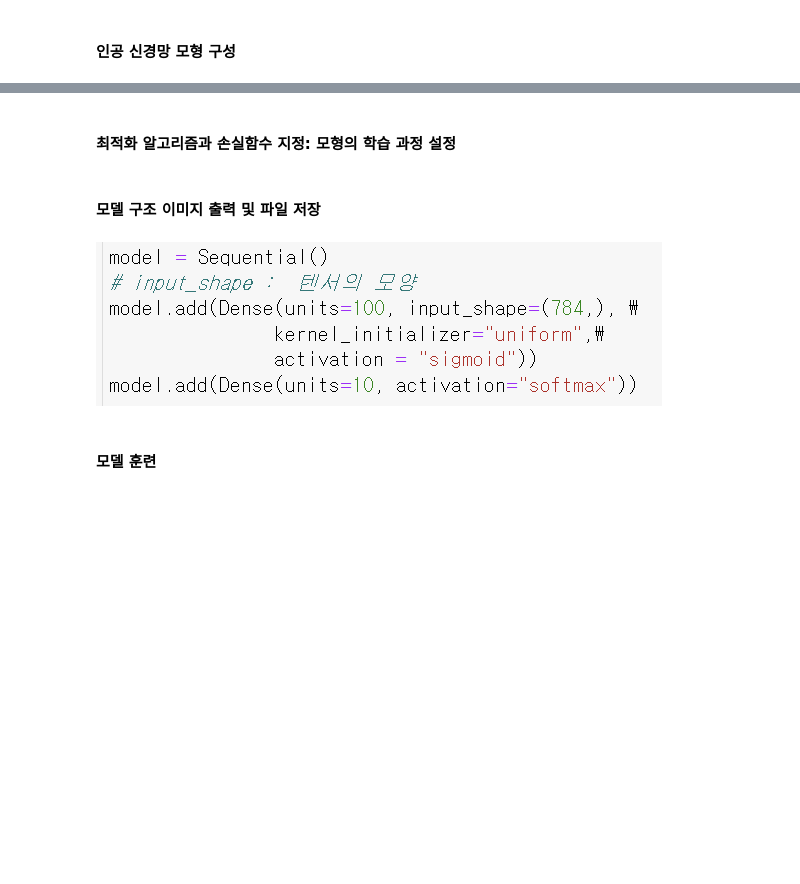
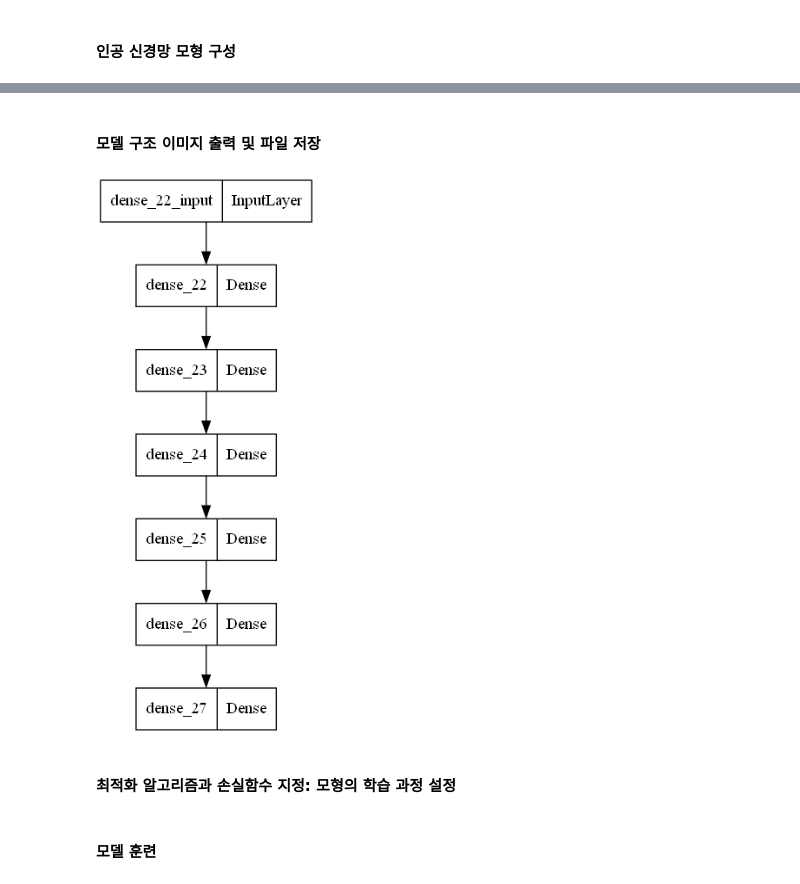
Before and after one commit to jewoodev/Deep_and_Machine_Learning, a Jupyter notebook: Deep_Learning/100~/110.1.[Practice]deep_neural_network_Fashion_MNIST.ipynb, the cells around one changed output, grey strips where cells are left out. Drawn from its saved outputs; the diff is of its cells as text; code cells hidden in the pictures; blank space fills up the shorter version.

```diff
--- a/Deep_Learning/100~/110.1.[Practice]deep_neural_network_Fashion_MNIST.ipynb
+++ b/Deep_Learning/100~/110.1.[Practice]deep_neural_network_Fashion_MNIST.ipynb
@@ -117,0 +123,12 @@ y_train_encoded = to_categorical(y_train)
+# %%
+from keras.models import Sequential
+from keras.layers import Dense
+
+model = Sequential()
+model.add(Dense(units=2000, input_shape=(784, ), activation='relu', \
+    kernel_initializer='glorot_uniform'))
+model.add(Dense(units=1000, activation='relu'))
+model.add(Dense(units=500, activation='relu'))
+model.add(Dense(units=300, activation='relu'))
+model.add(Dense(units=100, activation='relu'))
+model.add(Dense(units=10, activation='softmax'))
@@ -118,6 +155,10 @@ y_train_encoded = to_categorical(y_train)
+# %% [markdown]
+#### 모델 구조 이미지 출력 및 파일 저장
+# %%
+from keras.utils import plot_model
+
+plot_model(model)
+# %% [output]
+[figure, added]
 # %% [markdown]
 #### 최적화 알고리즘과 손실함수 지정: 모형의 학습 과정 설정
-# %% [markdown]
-#### 모델 구조 이미지 출력 및 파일 저장
-# %% [markdown]
-![image.png](attachment:image.png)
```
Also changed, not shown: parts of 13 cells of this notebook, 4 other files.
